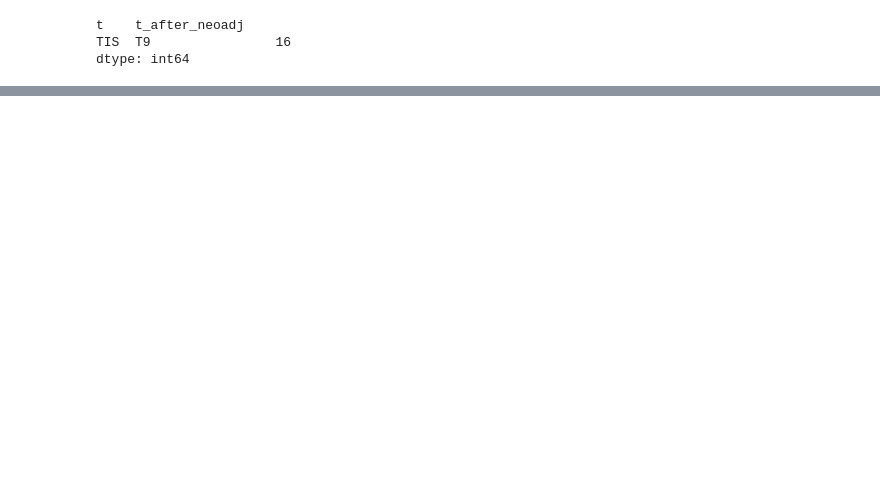
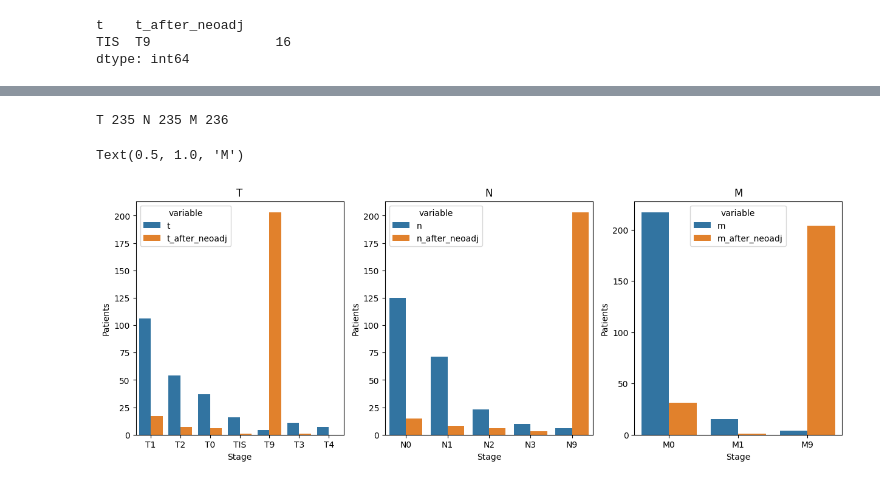
Before and after one commit to gabyarte/breast-cancer-data-analysis, a Jupyter notebook: notebooks/1b_tnm_dataset_analysis.ipynb, the cells around one changed output, grey strips where cells are left out. Saved outputs shown, nothing was run; the diff lists cells and outputs as text; code cells hidden in the pictures; blank space fills up the shorter version.

Commit message:
feat: Add visualization of tnm data

```diff
--- a/notebooks/1b_tnm_dataset_analysis.ipynb
+++ b/notebooks/1b_tnm_dataset_analysis.ipynb
@@ -137,2 +133,35 @@ data_tnm['t_after_neoadj'].value_counts()
+# %%
+# Take only data from patients with info before and after treatment
+t_before_after = data_tnm.loc[(data_tnm.t != "TX") & (data_tnm.t_after_neoadj != "TX"), ['t', 't_after_neoadj']]
+n_before_after = data_tnm.loc[(data_tnm.n != "NX") & (data_tnm.n_after_neoadj != "NX"), ['n', 'n_after_neoadj']]
+m_before_after = data_tnm.loc[(data_tnm.m != "MX") & (data_tnm.m_after_neoadj != "MX"), ['m', 'm_after_neoadj']]
+print(
+  'T', len(t_before_after),
+  'N',len(n_before_after),
+  'M',len(m_before_after)
+  )
+# %% [output]
+T 235 N 235 M 236
+# %%
+# Show the effect of neoadjuvance
+fig, axes = plt.subplots(1, 3, figsize=(15, 5))
+
+sns.countplot(ax=axes[0], data=pd.melt(t_before_after), x='value', hue='variable')
+axes[0].set(xlabel='Stage')
+axes[0].set(ylabel='Patients')
+axes[0].set_title('T')
+
+sns.countplot(ax=axes[1], data=pd.melt(n_before_after), x='value', hue='variable')
+axes[1].set(xlabel='Stage')
+axes[1].set(ylabel='Patients')
+axes[1].set_title('N')
+
+sns.countplot(ax=axes[2], data=pd.melt(m_before_after), x='value', hue='variable')
+axes[2].set(xlabel='Stage')
+axes[2].set(ylabel='Patients')
+axes[2].set_title('M')
+# %% [output]
+Text(0.5, 1.0, 'M')
+[figure, added]
 # %%
 data_tnm.to_parquet(STAGE_DIR / 'tnm-preprocessed-v1.parquet')
```
Also changed, not shown: parts of 11 cells of this notebook.
